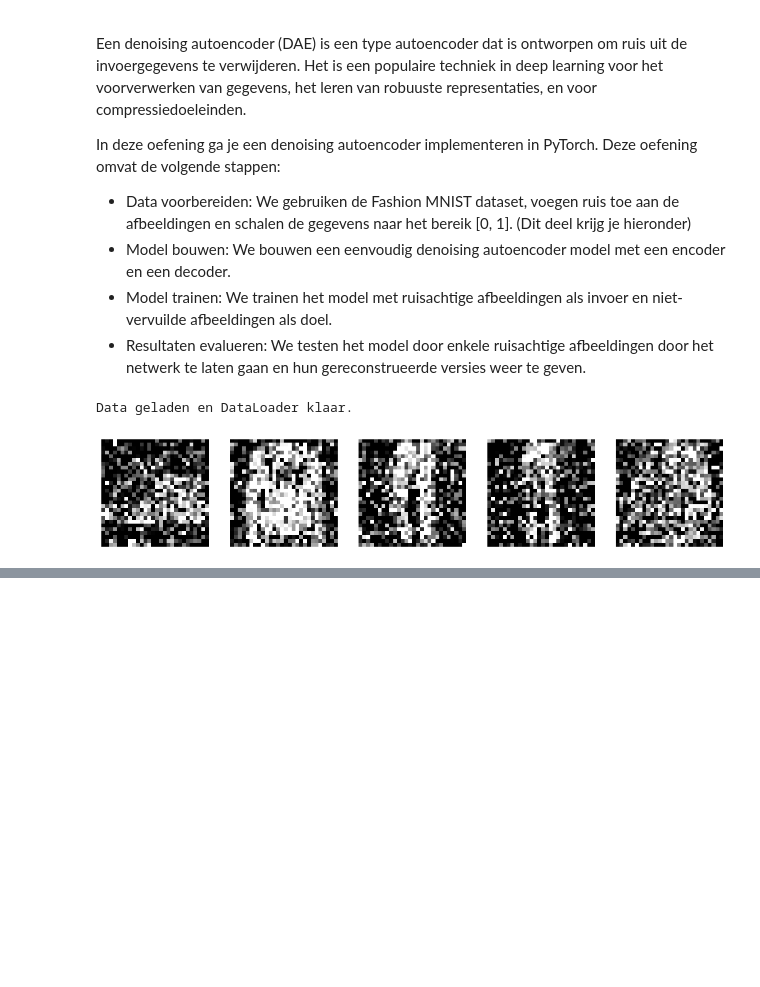
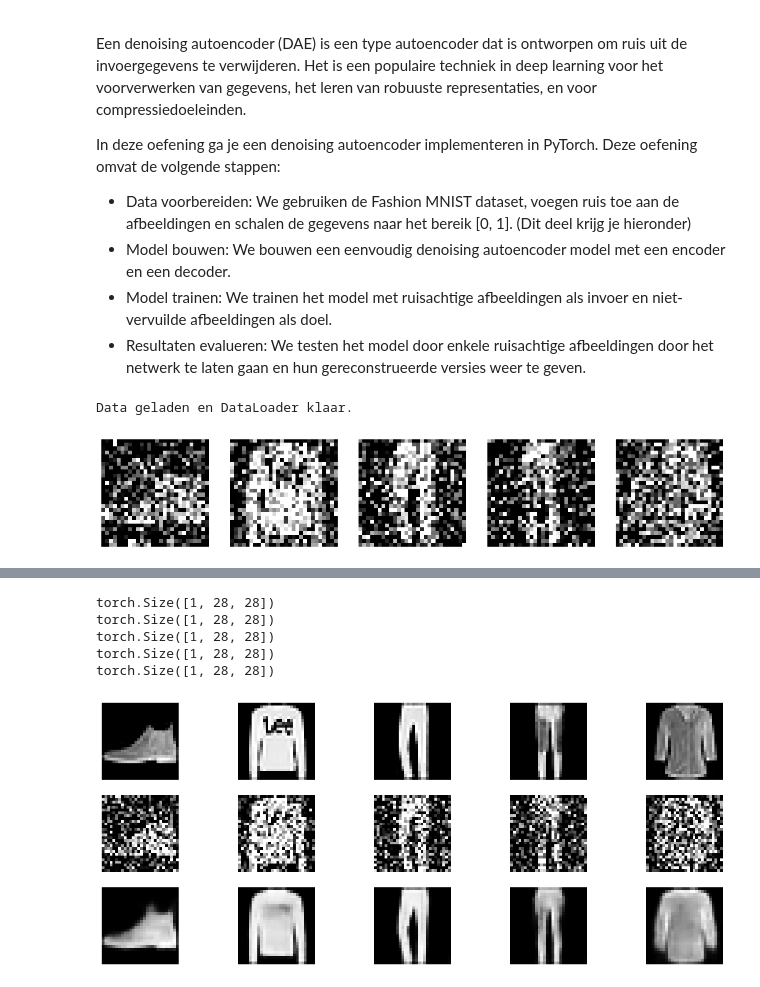
Before and after one commit to OdiseeMachineLearning2526/Leerstof-groep-1, a Jupyter notebook: Week_07/01_Autoencoder.ipynb, the cells around one changed output, grey strips where cells are left out. Saved outputs shown, nothing was run; the diff lists cells and outputs as text; code cells hidden in the pictures; blank space fills up the shorter version.

```diff
--- a/Week_07/01_Autoencoder.ipynb
+++ b/Week_07/01_Autoencoder.ipynb
@@ -306,2 +308,22 @@ class DenoisingAutoencoder(nn.Module):
 # %%
 # Model trainen
+
+criterion = nn.MSELoss()
+optimizer = optim.Adam(model.parameters(), lr=0.001)
+
+model.train()
+for epoch in range(num_epochs):
+    running_loss = 0
+    for images, _ in train_loader:
+        images = images.to(device)
+        images_noise = add_noise(images).to(device)
+
+        optimizer.zero_grad()
+        images_de = model(images_noise)
+        loss = criterion(images_de, images)
+        loss.backward()
+        optimizer.step()
+
+        running_loss += loss.item()
+
+    print(f"Epoch {epoch}/{num_epochs}, loss: {running_loss/len(train_loader)}")
@@ -308,2 +341,37 @@ class DenoisingAutoencoder(nn.Module):
 # %%
 # Resultaten visualiseren
+
+model.eval()
+test_examples = None
+with torch.no_grad():
+    for batch in test_loader:
+        imgs, _ = batch
+        noisy_imgs = add_noise(imgs).to(device)
+        outputs = model(noisy_imgs)
+        test_examples = (imgs, noisy_imgs, outputs)
+        break
+
+# Plot de resultaten
+orig, noisy_imgs, outputs = test_examples
+fig, axes = plt.subplots(3, 5, figsize=(15, 6))
+for i in range(5):
+    # Originele afbeeldingen
+    print(orig[i].shape)
+    axes[0, i].imshow(orig[i].cpu().squeeze().numpy(), cmap='gray')
+    axes[0, i].axis('off')
+
+    # Ruisachtige afbeeldingen
+    axes[1, i].imshow(noisy_imgs[i].cpu().squeeze().numpy(), cmap='gray')
+    axes[1, i].axis('off')
+
+    # Gereconstrueerde afbeeldingen
+    axes[2, i].imshow(outputs[i].cpu().squeeze().numpy(), cmap='gray')
+    axes[2, i].axis('off')
+plt.show()
+# %% [output]
+torch.Size([1, 28, 28])
+torch.Size([1, 28, 28])
+torch.Size([1, 28, 28])
+torch.Size([1, 28, 28])
+torch.Size([1, 28, 28])
+[figure, added]
```
Also changed, not shown: parts of 2 cells of this notebook.
